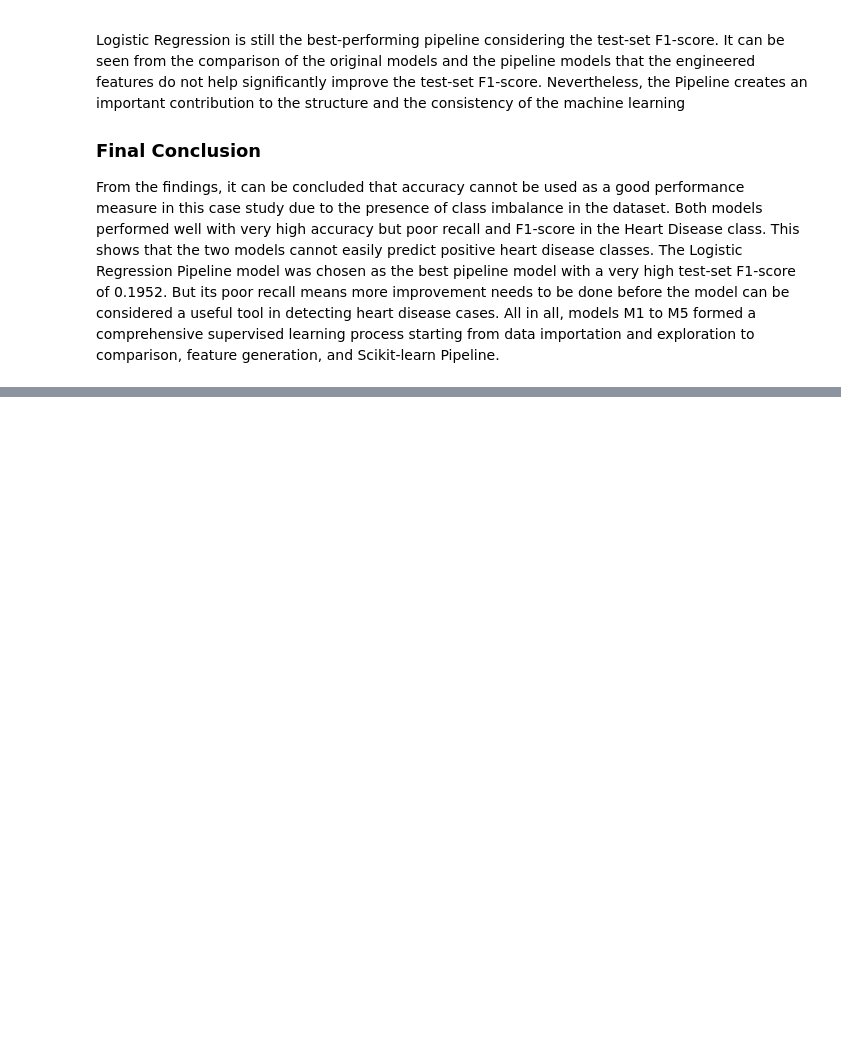
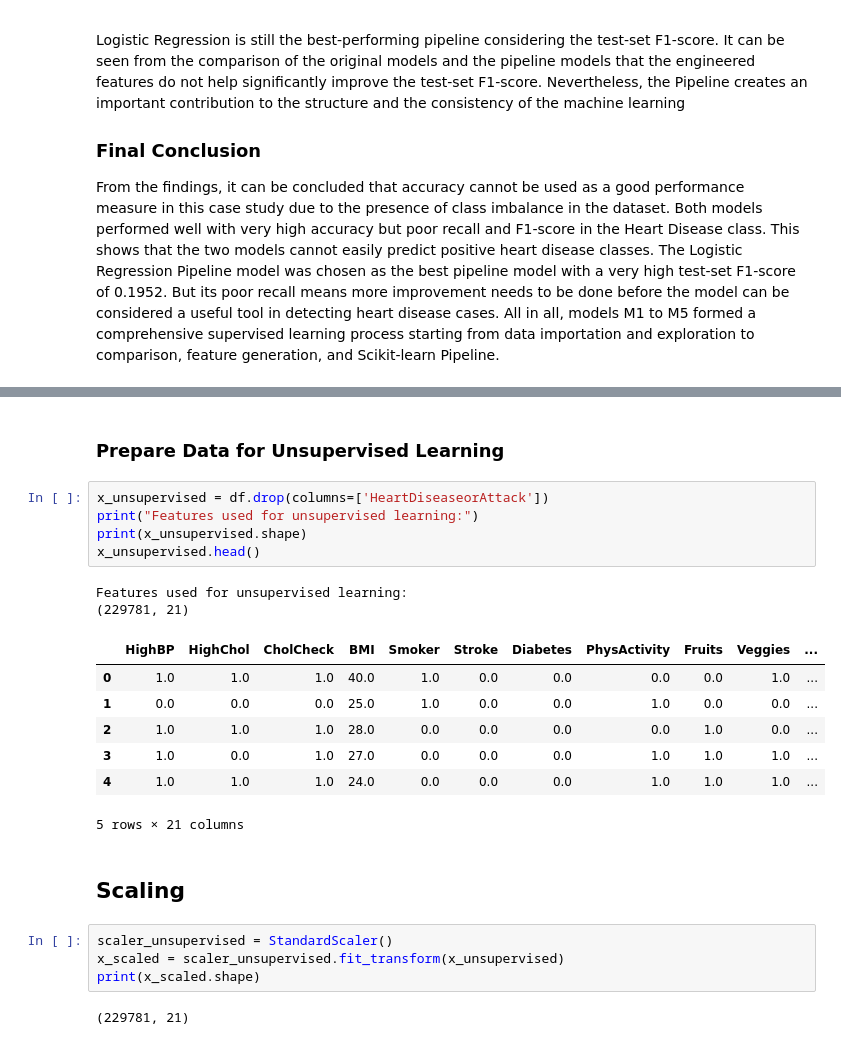
Before and after one commit to LunaYahya/AI-Training, a Jupyter notebook: Project/Project.ipynb, the cells around one changed output, grey strips where cells are left out. Cells and saved outputs as stored; diff of their text form; blank space fills up the shorter version.

```diff
--- a/Project/Project.ipynb
+++ b/Project/Project.ipynb
@@ -1135,0 +1151,25 @@ All in all, models M1 to M5 formed a comprehensive supervised learning process s
+# %% [markdown]
+### Prepare Data for Unsupervised Learning
+# %%
+x_unsupervised = df.drop(columns=['HeartDiseaseorAttack'])
+print("Features used for unsupervised learning:")
+print(x_unsupervised.shape)
+x_unsupervised.head()
+# %% [output]
+Features used for unsupervised learning:
+(229781, 21)
+|  | HighBP | HighChol | CholCheck | BMI | Smoker | Stroke | Diabetes | PhysActivity | Fruits | Veggies | ... |
+| 0 | 1.0 | 1.0 | 1.0 | 40.0 | 1.0 | 0.0 | 0.0 | 0.0 | 0.0 | 1.0 | ... |
+| 1 | 0.0 | 0.0 | 0.0 | 25.0 | 1.0 | 0.0 | 0.0 | 1.0 | 0.0 | 0.0 | ... |
+| 2 | 1.0 | 1.0 | 1.0 | 28.0 | 0.0 | 0.0 | 0.0 | 0.0 | 1.0 | 0.0 | ... |
+| 3 | 1.0 | 0.0 | 1.0 | 27.0 | 0.0 | 0.0 | 0.0 | 1.0 | 1.0 | 1.0 | ... |
+| 4 | 1.0 | 1.0 | 1.0 | 24.0 | 0.0 | 0.0 | 0.0 | 1.0 | 1.0 | 1.0 | ... |
+5 rows × 21 columns
+# %% [markdown]
+## Scaling
+# %%
+scaler_unsupervised = StandardScaler()
+x_scaled = scaler_unsupervised.fit_transform(x_unsupervised)
+print(x_scaled.shape)
+# %% [output]
+(229781, 21)
```
Also changed, not shown: parts of 12 cells of this notebook.
